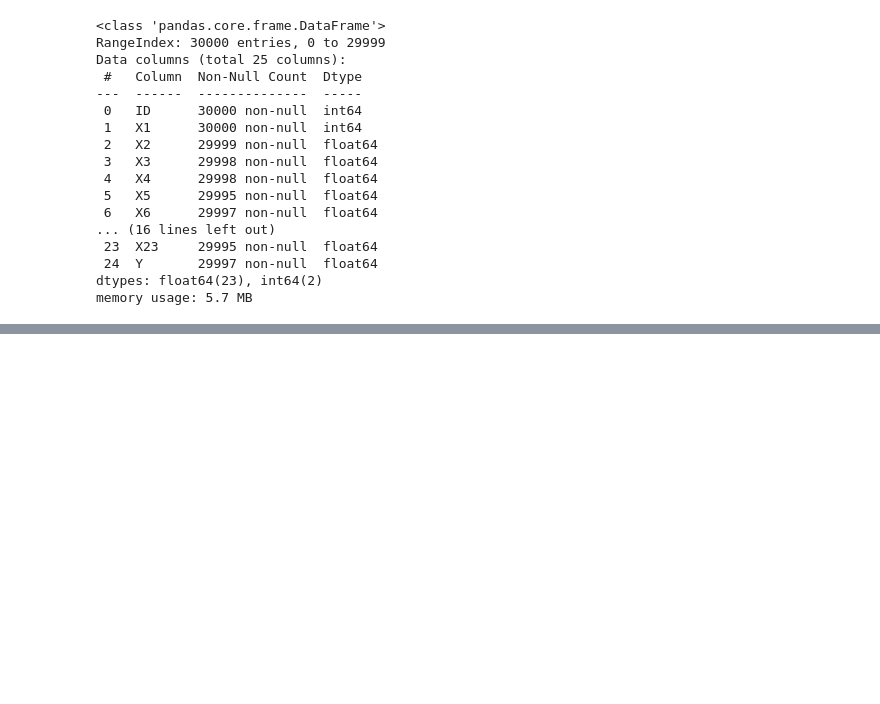
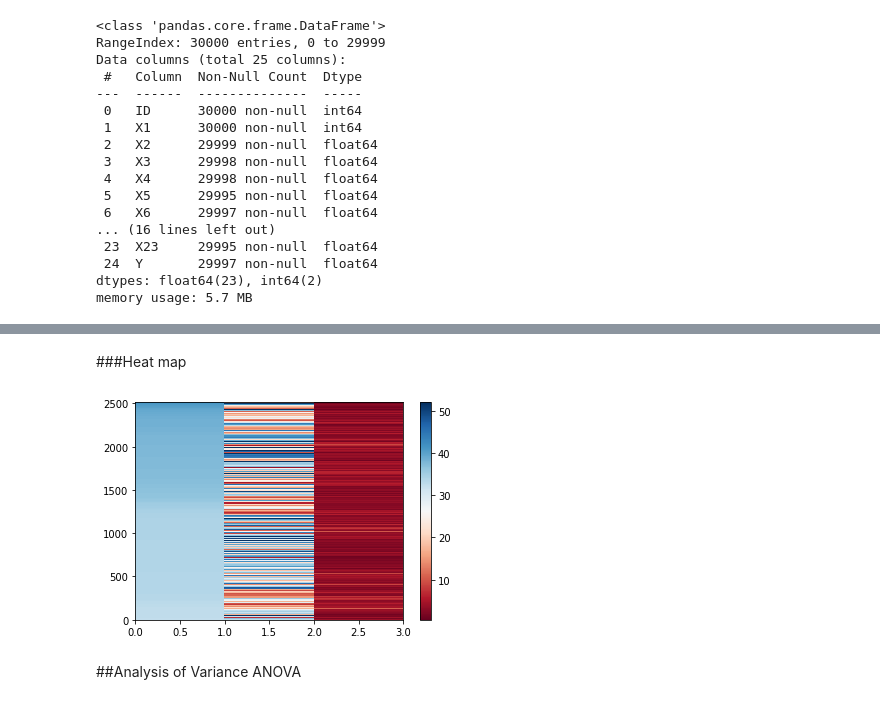
Before and after one commit to PosgradoMNA/actividades-de-aprendizaje-HumbertoLozano, a Jupyter notebook: DataAnalysisWithPython_HumbertoLozano.ipynb, the cells around one changed output, grey strips where cells are left out. Saved outputs shown, nothing was run; the diff lists cells and outputs as text; code cells hidden in the pictures; blank space fills up the shorter version.

```diff
--- a/DataAnalysisWithPython_HumbertoLozano.ipynb
+++ b/DataAnalysisWithPython_HumbertoLozano.ipynb
@@ -127,0 +360,8 @@ memory usage: 5.7 MB
+# %%
+import pandas as pd
+
+data = '/content/sample_data/california_housing_test.csv'
+
+# Create DataFrame
+dfn = pd.read_csv(data)
+dfn
@@ -127,0 +382,4 @@ memory usage: 5.7 MB
+# %%
+df_test = dfn[['latitude', 'housing_median_age', 'median_income']]
+df_group = df_test.groupby(['latitude','housing_median_age'], as_index=False).mean()
+df_group
@@ -127,0 +421,10 @@ memory usage: 5.7 MB
+# %% [markdown]
+###Heat map
+# %%
+plt.pcolor(df_group, cmap='RdBu')
+plt.colorbar()
+plt.show()
+# %% [output]
+[figure, added]
+# %% [markdown]
+##Analysis of Variance ANOVA
```
Also changed, not shown: parts of 60 cells of this notebook.
